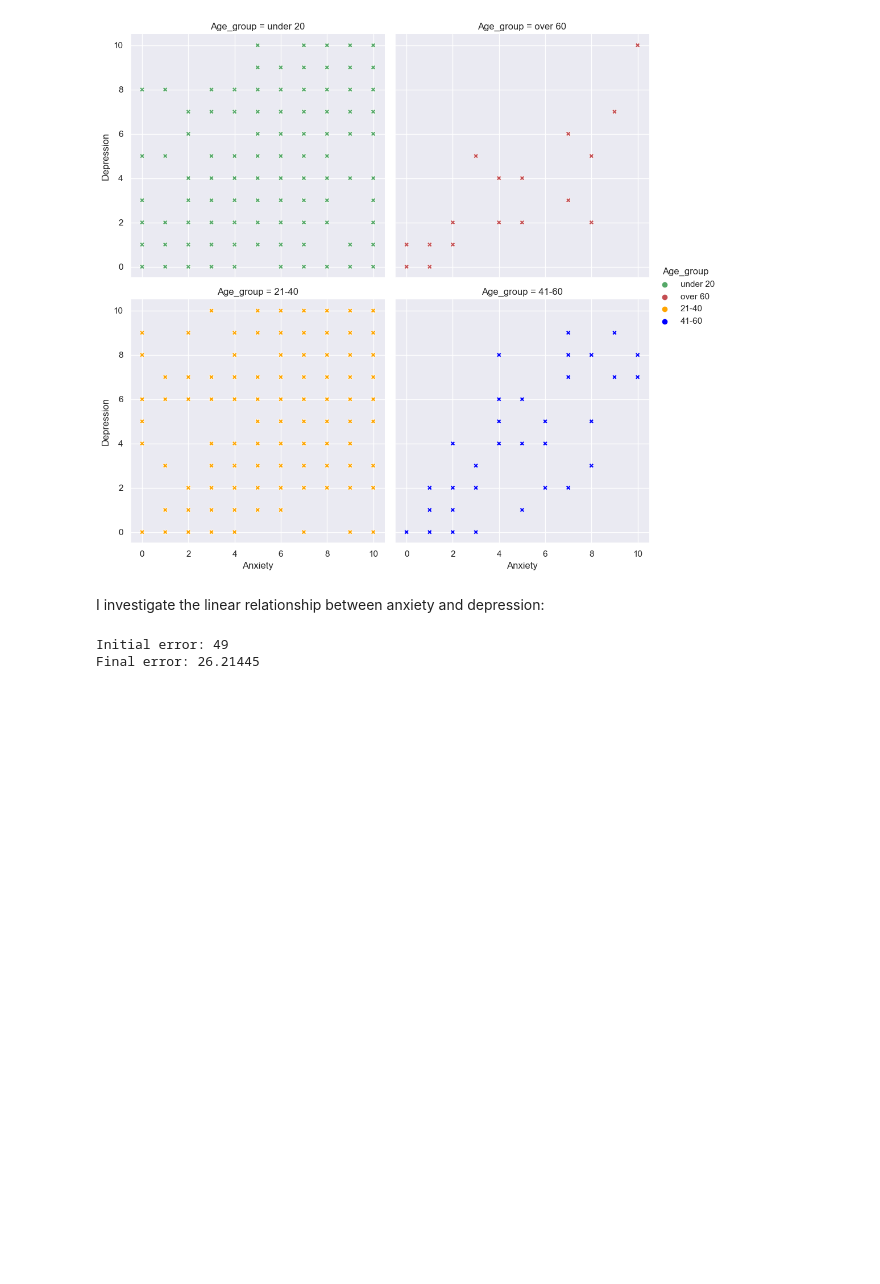
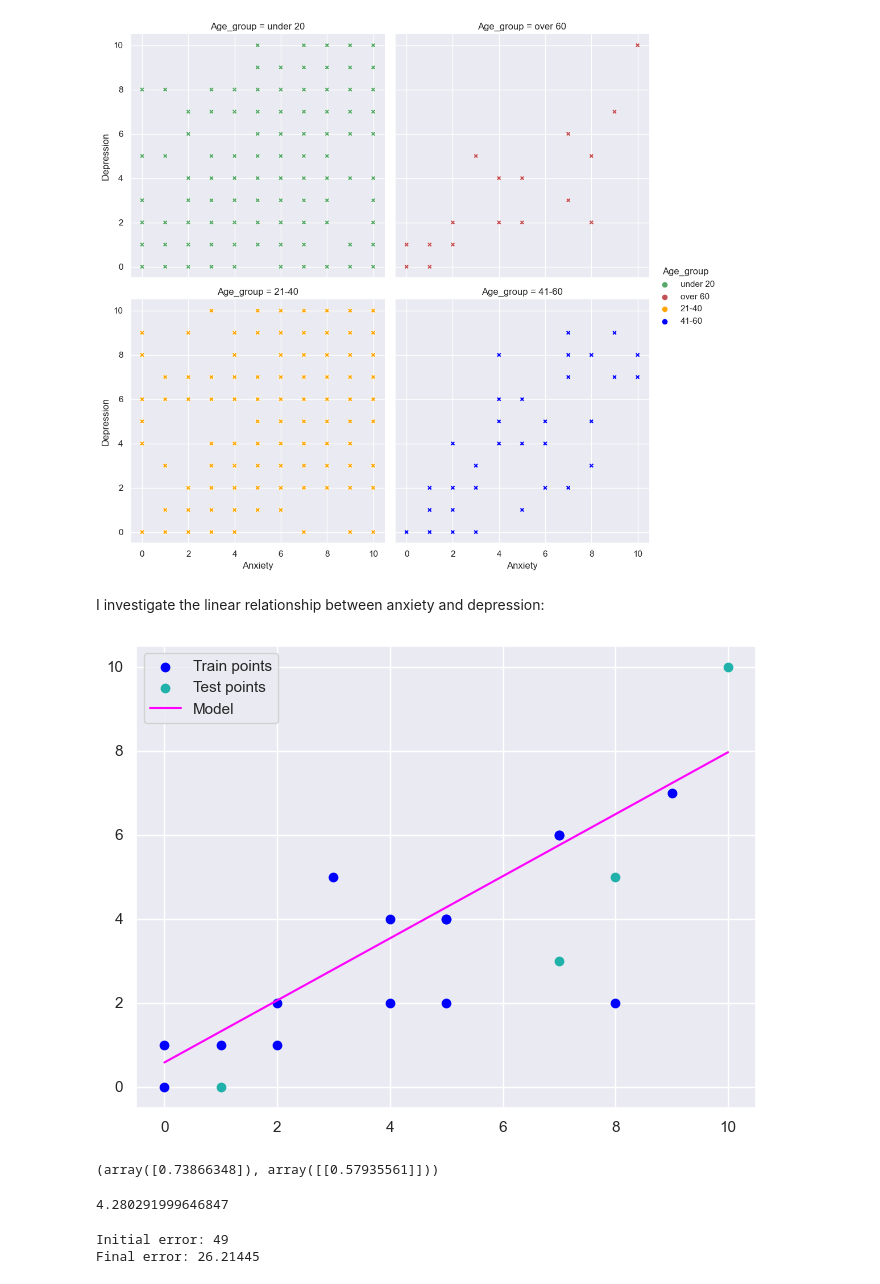
Before and after one commit to alessiasanfelici/Programming-2022-2023, a Jupyter notebook: Project_Programming (1).ipynb, the cells around one changed output. Cells and saved outputs as stored; diff of their text form; code cells hidden in the pictures; blank space fills up the shorter version.

```diff
--- a/Project_Programming (1).ipynb
+++ b/Project_Programming (1).ipynb
@@ -411,3 +415,35 @@ y_test = music_health_df.loc[music_health_df["Age_group"] == "over 60","Depressi
+# %%
+x = music_health_df.loc[music_health_df["Age_group"] == "over 60","Anxiety"]
+y = music_health_df.loc[music_health_df["Age_group"] == "over 60","Depression"]
+x_train, x_test, y_train, y_test = train_test_split(x, y, test_size=0.2)
+# %%
+from sklearn.linear_model import LinearRegression
+x_train = np.array(x_train).reshape(-1,1)
+y_train = np.array(y_train).reshape(-1,1)
+x_test = np.array(x_test).reshape(-1,1)
+model = LinearRegression()
+model.fit(x_train, y_train)
+y_pred = model.predict(x_test)
+
+plt.figure(figsize = (8,6))
+plt.scatter(x_train, y_train, c = "blue", label = "Train points")
+plt.scatter(x_test, y_test, c = "LightSeaGreen", label = "Test points")
+x = np.arange(11)
+line = straight_line(x, model.intercept_[0], model.coef_[0])
+plt.plot(line, c = "Magenta", label = "Model")
+plt.legend()
+plt.show()
+# %% [output]
+[figure, added]
+# %%
+model.intercept_, model.coef_
+# %% [output]
+(array([0.73866348]), array([[0.57935561]]))
+# %%
+import sklearn.metrics as metrics
+metrics.mean_squared_error(y_pred, y_test)
+# %% [output]
+4.280291999646847
 # %%
 def straight_line(x, m, q): #function that creates a straight line
   return (m*x)+q
```
Also changed, not shown: parts of 10 cells of this notebook, 1 other file.
